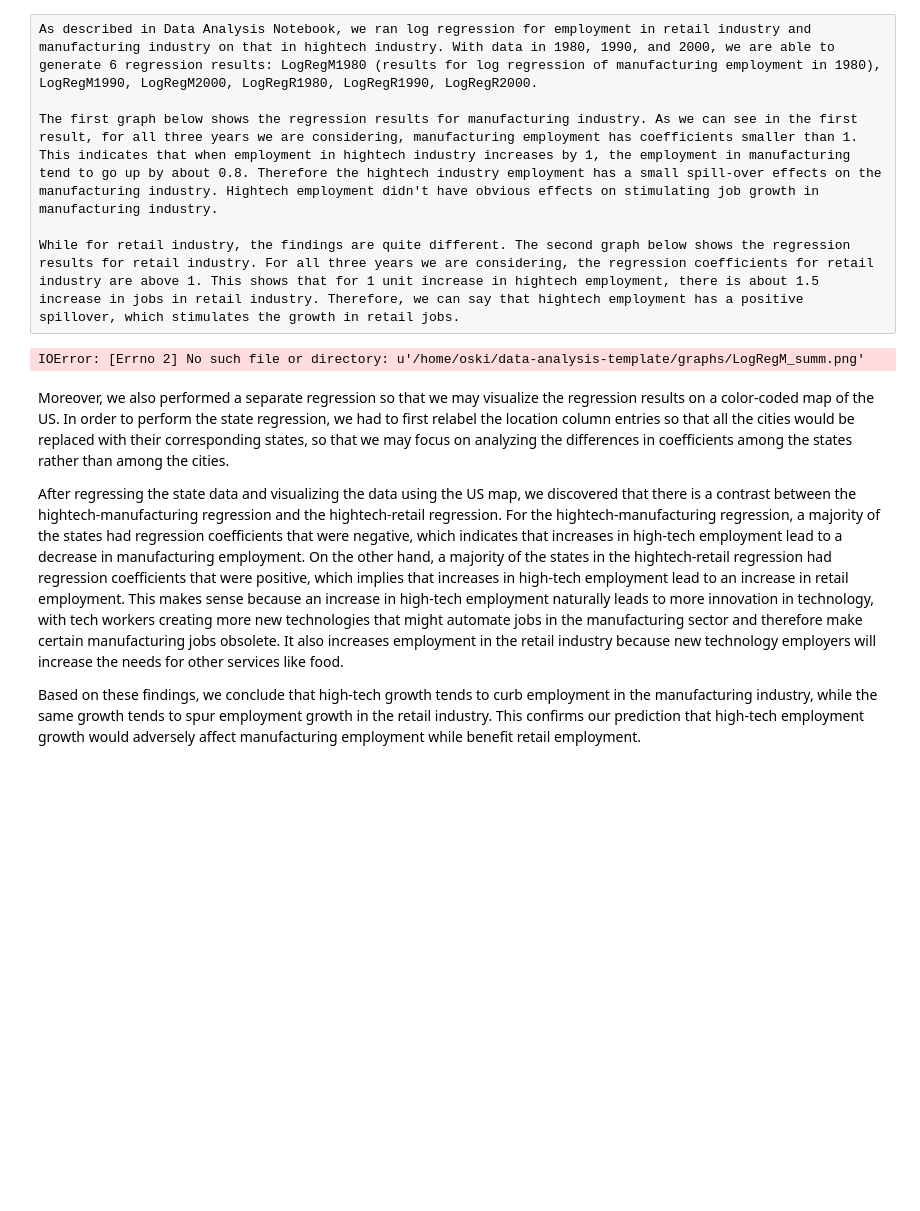
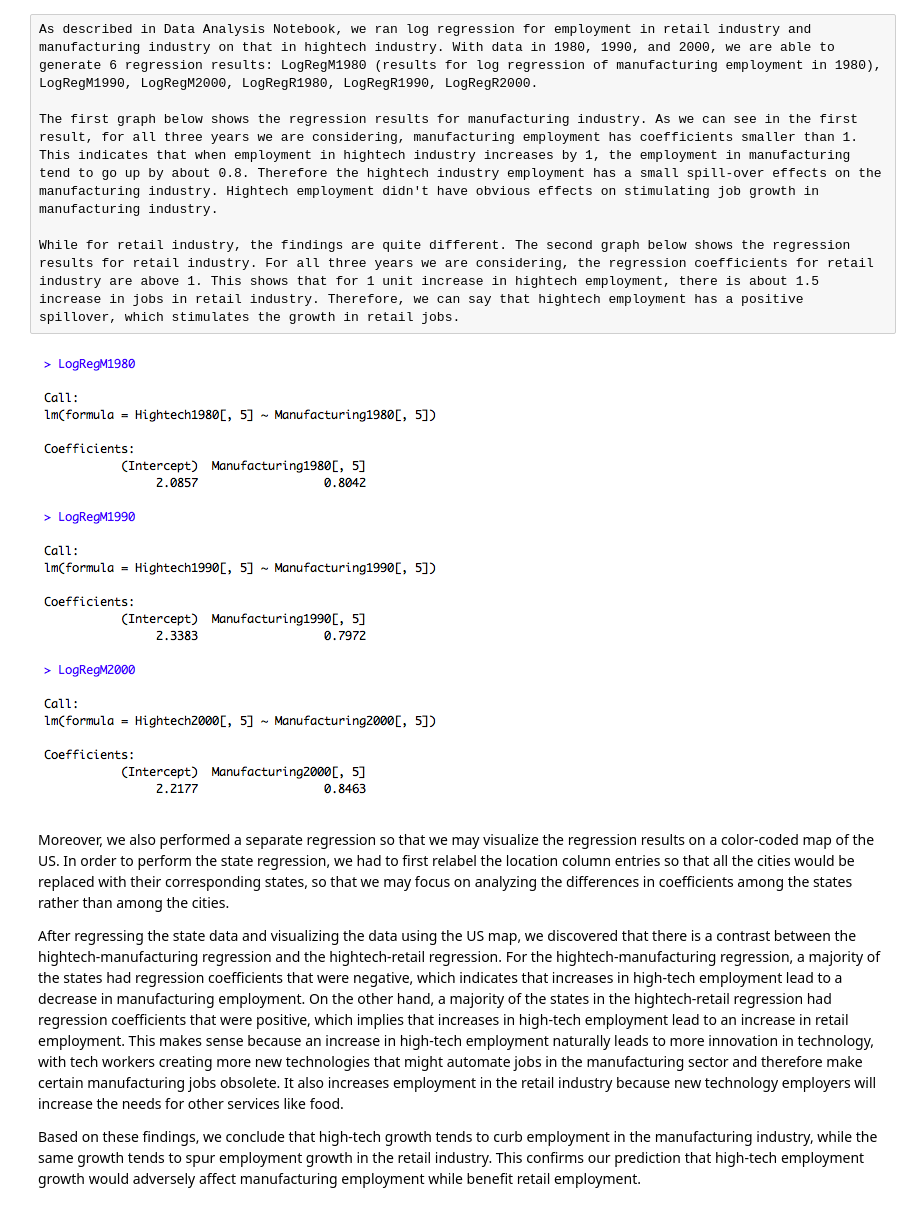
Before and after one commit to cynthiawu/data-analysis-template, a Jupyter notebook: notebooks/NB4_project_report.ipynb, the cells around one changed output. Cells and saved outputs as stored; diff of their text form; code cells hidden in the pictures; blank space fills up the shorter version.

Commit message:
fix analysis

```diff
--- a/notebooks/NB4_project_report.ipynb
+++ b/notebooks/NB4_project_report.ipynb
@@ -69,9 +69,9 @@ The first graph below shows the regression results for manufacturing industry. A
 While for retail industry, the findings are quite different. The second graph below shows the regression results for retail industry. For all three years we are considering, the regression coefficients for retail industry are above 1. This shows that for 1 unit increase in hightech employment, there is about 1.5 increase in jobs in retail industry. Therefore, we can say that hightech employment has a positive spillover, which stimulates the growth in retail jobs.
 # %%
 from IPython.core.display import Image
-Image(filename=('/home/oski/data-analysis-template/graphs/LogRegM_summ.png'))
+Image(filename=('../graphs/LogRegM_summ.png'))
 # %% [output]
-IOError: [Errno 2] No such file or directory: u'/home/oski/data-analysis-template/graphs/LogRegM_summ.png'
+[figure, added]
 # %% [markdown]
 Moreover, we also performed a separate regression so that we may visualize the regression results on a color-coded map of the US.  In order to perform the state regression, we had to first relabel the location column entries so that all the cities would be replaced with their corresponding states, so that we may focus on analyzing the differences in coefficients among the states rather than among the cities.
 
```
Also changed, not shown: parts of 3 cells of this notebook, 4 other files.
